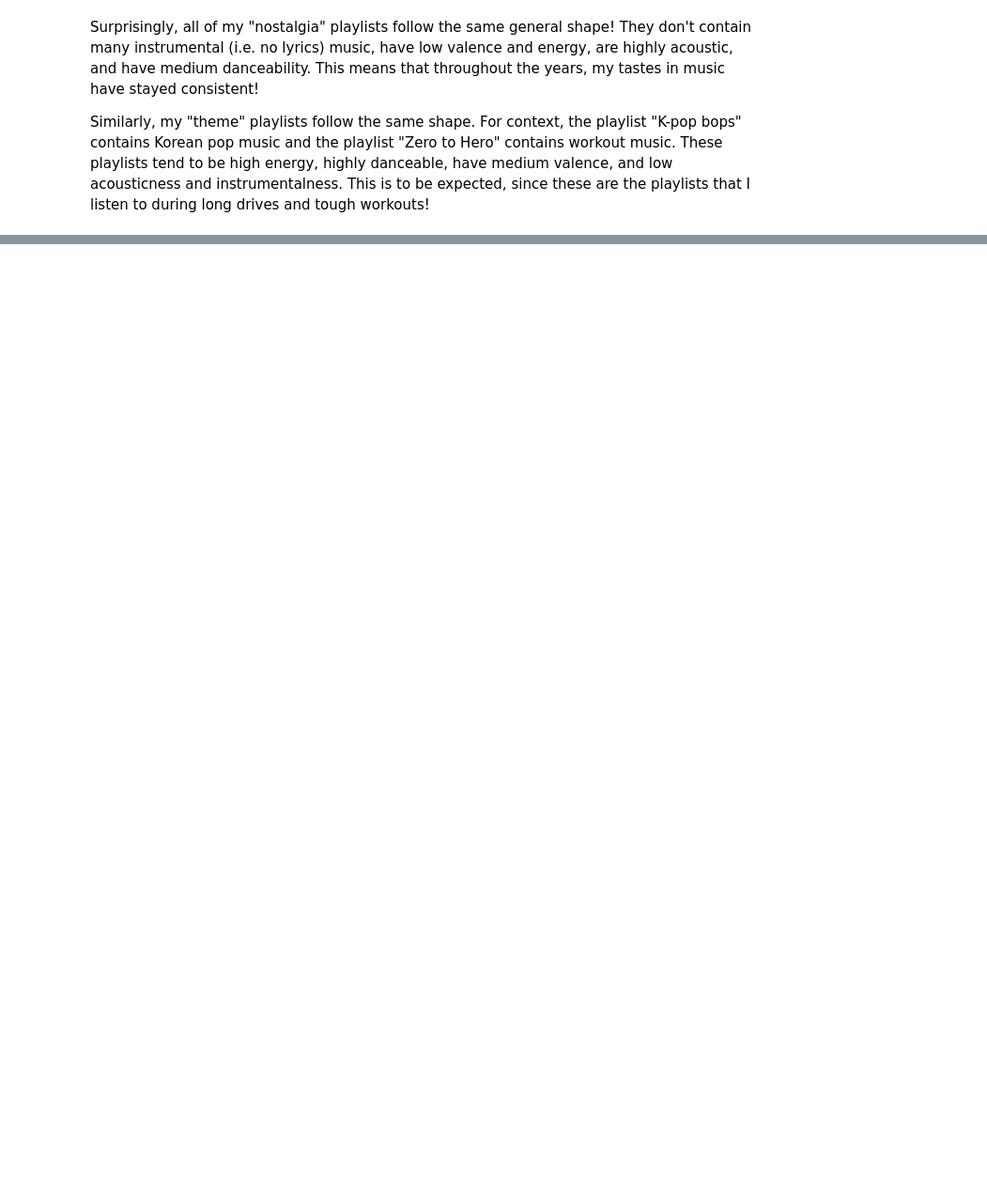
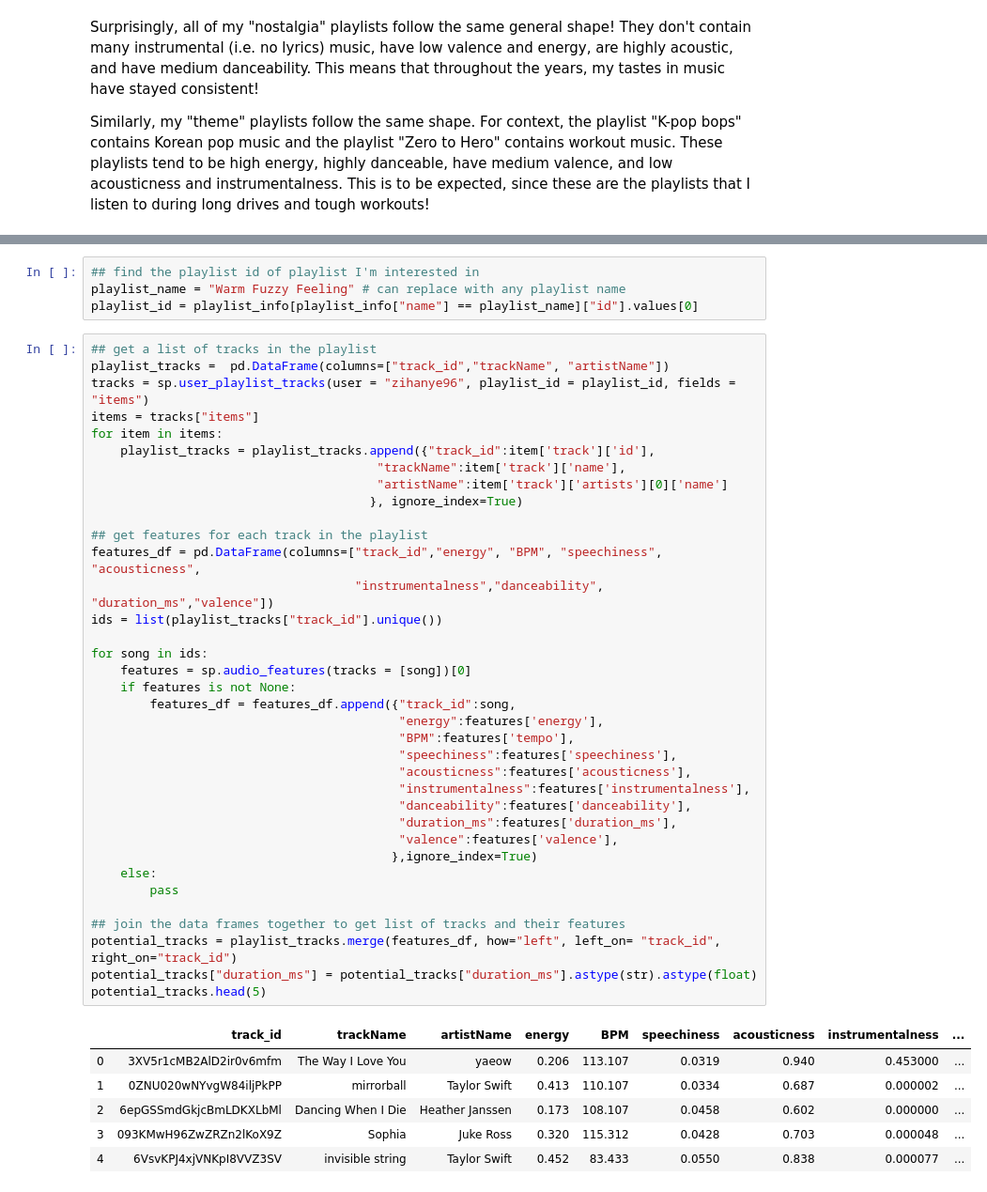
Before and after one commit to zihanye96/Spotify-Visualization, a Jupyter notebook: notebook.ipynb, the cells around one changed output, grey strips where cells are left out. Shown at 94% size. Saved outputs shown, nothing was run; the diff lists cells and outputs as text; blank space fills up the shorter version.

```diff
--- a/notebook.ipynb
+++ b/notebook.ipynb
@@ -514,0 +584,47 @@ WIP. Will update once model performance is optimized.
+# %%
+## find the playlist id of playlist I'm interested in
+playlist_name = "Warm Fuzzy Feeling" # can replace with any playlist name
+playlist_id = playlist_info[playlist_info["name"] == playlist_name]["id"].values[0]
+# %%
+## get a list of tracks in the playlist
+playlist_tracks =  pd.DataFrame(columns=["track_id","trackName", "artistName"])
+tracks = sp.user_playlist_tracks(user = "zihanye96", playlist_id = playlist_id, fields = "items")
+items = tracks["items"]
+for item in items:
+    playlist_tracks = playlist_tracks.append({"track_id":item['track']['id'],
+                                       "trackName":item['track']['name'],
+                                       "artistName":item['track']['artists'][0]['name']
+                                      }, ignore_index=True)
+
+## get features for each track in the playlist
+features_df = pd.DataFrame(columns=["track_id","energy", "BPM", "speechiness", "acousticness",
+                                    "instrumentalness","danceability", "duration_ms","valence"])
+ids = list(playlist_tracks["track_id"].unique())
+
+for song in ids:
+    features = sp.audio_features(tracks = [song])[0]
+    if features is not None:
+        features_df = features_df.append({"track_id":song,
+                                          "energy":features['energy'],
+                                          "BPM":features['tempo'],
+                                          "speechiness":features['speechiness'],
+                                          "acousticness":features['acousticness'],
+                                          "instrumentalness":features['instrumentalness'],
+                                          "danceability":features['danceability'],
+                                          "duration_ms":features['duration_ms'],
+                                          "valence":features['valence'],
+                                         },ignore_index=True)
+    else:
+        pass
+
+## join the data frames together to get list of tracks and their features
+potential_tracks = playlist_tracks.merge(features_df, how="left", left_on= "track_id", right_on="track_id")
+potential_tracks["duration_ms"] = potential_tracks["duration_ms"].astype(str).astype(float)
+potential_tracks.head(5)
+# %% [output]
+|  | track_id | trackName | artistName | energy | BPM | speechiness | acousticness | instrumentalness | ... |
+| 0 | 3XV5r1cMB2AlD2ir0v6mfm | The Way I Love You | yaeow | 0.206 | 113.107 | 0.0319 | 0.940 | 0.453000 | ... |
+| 1 | 0ZNU020wNYvgW84iljPkPP | mirrorball | Taylor Swift | 0.413 | 110.107 | 0.0334 | 0.687 | 0.000002 | ... |
+| 2 | 6epGSSmdGkjcBmLDKXLbMl | Dancing When I Die | Heather Janssen | 0.173 | 108.107 | 0.0458 | 0.602 | 0.000000 | ... |
+| 3 | 093KMwH96ZwZRZn2lKoX9Z | Sophia | Juke Ross | 0.320 | 115.312 | 0.0428 | 0.703 | 0.000048 | ... |
+| 4 | 6VsvKPJ4xjVNKpI8VVZ3SV | invisible string | Taylor Swift | 0.452 | 83.433 | 0.0550 | 0.838 | 0.000077 | ... |
```
Also changed, not shown: parts of 34 cells of this notebook, 1 other file.
